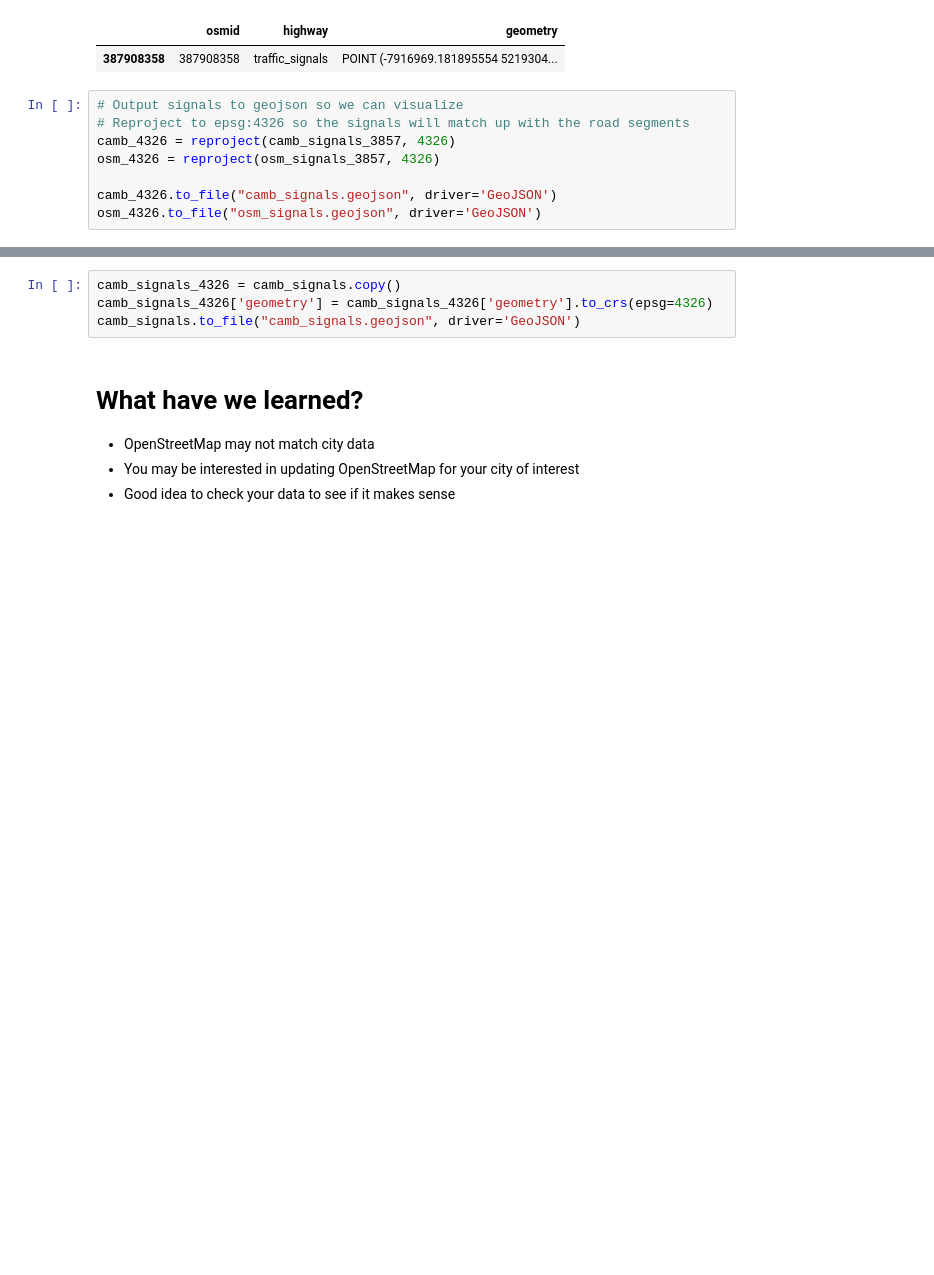
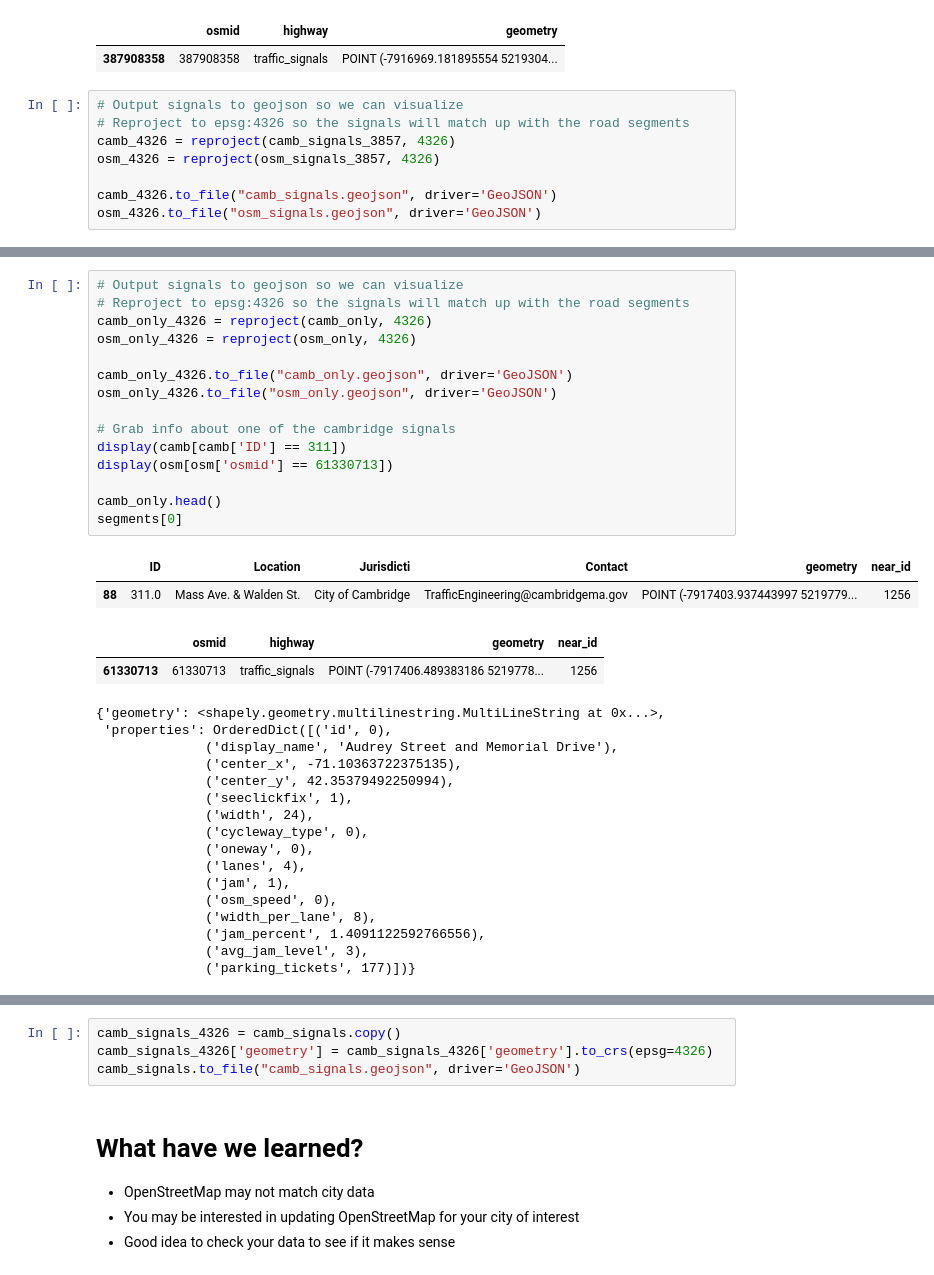
Before and after one commit to j-t-t/presentations, a Jupyter notebook: pydata-2019/pydata.ipynb, the cells around one changed output, grey strips where cells are left out. Saved outputs shown, nothing was run; the diff lists cells and outputs as text; blank space fills up the shorter version.

```diff
--- a/pydata-2019/pydata.ipynb
+++ b/pydata-2019/pydata.ipynb
@@ -443,3 +420,39 @@ osm_only_4326.to_file("osm_only.geojson", driver='GeoJSON')
+# %%
+# Output signals to geojson so we can visualize
+# Reproject to epsg:4326 so the signals will match up with the road segments
+camb_only_4326 = reproject(camb_only, 4326)
+osm_only_4326 = reproject(osm_only, 4326)
+
+camb_only_4326.to_file("camb_only.geojson", driver='GeoJSON')
+osm_only_4326.to_file("osm_only.geojson", driver='GeoJSON')
+
+# Grab info about one of the cambridge signals
+display(camb[camb['ID'] == 311])
+display(osm[osm['osmid'] == 61330713])
+
+camb_only.head()
+segments[0]
+# %% [output]
+|  | ID | Location | Jurisdicti | Contact | geometry | near_id |
+| 88 | 311.0 | Mass Ave. & Walden St. | City of Cambridge | TrafficEngineering@cambridgema.gov | POINT (-7917403.937443997 5219779... | 1256 |
+|  | osmid | highway | geometry | near_id |
+| 61330713 | 61330713 | traffic_signals | POINT (-7917406.489383186 5219778... | 1256 |
+{'geometry': <shapely.geometry.multilinestring.MultiLineString at 0x...>,
+ 'properties': OrderedDict([('id', 0),
+              ('display_name', 'Audrey Street and Memorial Drive'),
+              ('center_x', -71.10363722375135),
+              ('center_y', 42.35379492250994),
+              ('seeclickfix', 1),
+              ('width', 24),
+              ('cycleway_type', 0),
+              ('oneway', 0),
+              ('lanes', 4),
+              ('jam', 1),
+              ('osm_speed', 0),
+              ('width_per_lane', 8),
+              ('jam_percent', 1.4091122592766556),
+              ('avg_jam_level', 3),
+              ('parking_tickets', 177)])}
 # %% [markdown]
 <img src='blinking.png'>
 # %%
```
Also changed, not shown: parts of 13 cells of this notebook.
